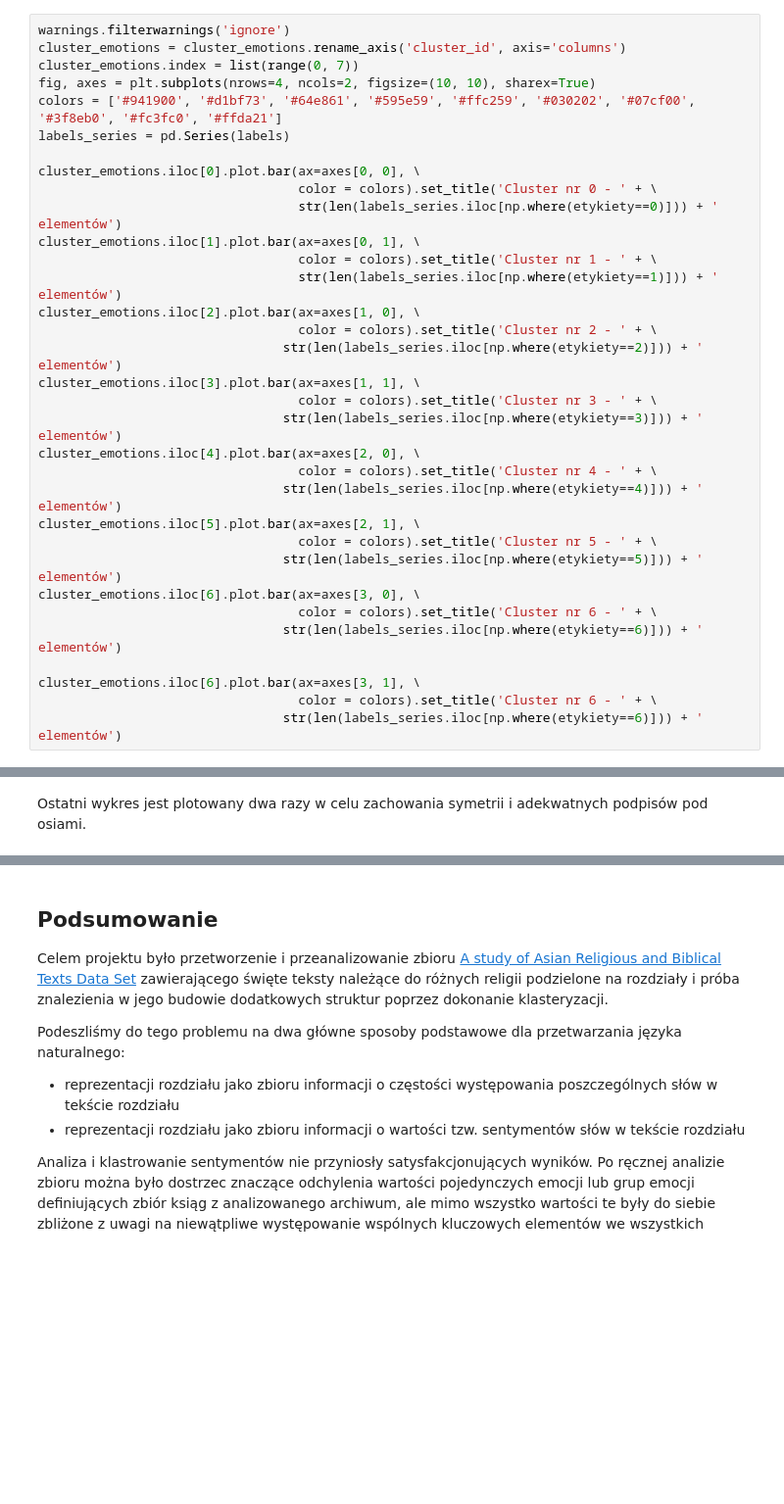
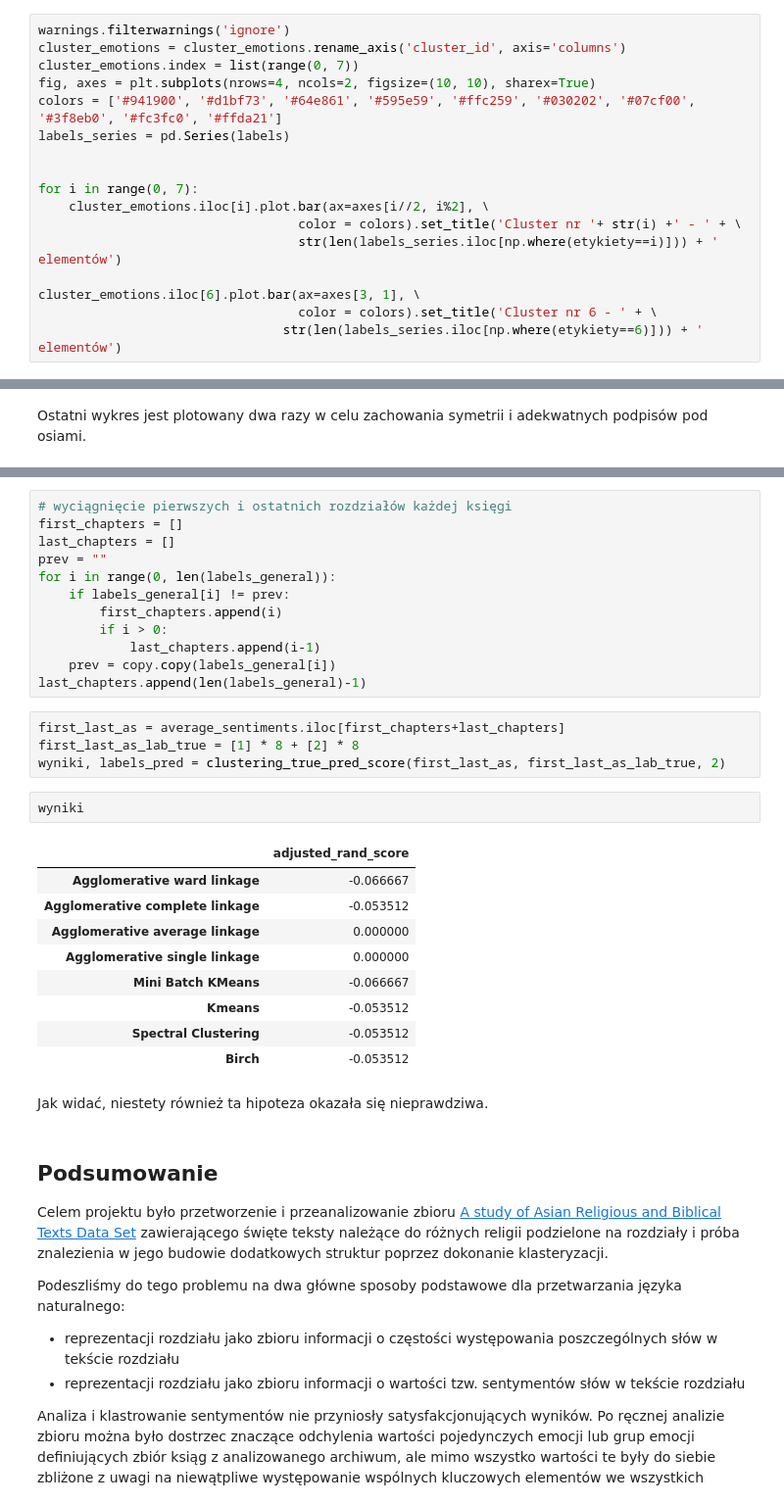
Before and after one commit to p-przybylek/2020L-WUM, a Jupyter notebook: Projekty/Projekt2/Grupa3/StaronSzypulaUrbala/RAPORT.ipynb, the cells around one changed output, grey strips where cells are left out. Shown at 98% size. Drawn from its saved outputs; the diff is of its cells as text; blank space fills up the shorter version.

```diff
--- a/Projekty/Projekt2/Grupa3/StaronSzypulaUrbala/RAPORT.ipynb
+++ b/Projekty/Projekt2/Grupa3/StaronSzypulaUrbala/RAPORT.ipynb
@@ -1164,27 +1164,11 @@ fig, axes = plt.subplots(nrows=4, ncols=2, figsize=(10, 10), sharex=True)
 colors = ['#941900', '#d1bf73', '#64e861', '#595e59', '#ffc259', '#030202', '#07cf00', '#3f8eb0', '#fc3fc0', '#ffda21']
 labels_series = pd.Series(labels)
 
-cluster_emotions.iloc[0].plot.bar(ax=axes[0, 0], \
-                                  color = colors).set_title('Cluster nr 0 - ' + \
-                                  str(len(labels_series.iloc[np.where(etykiety==0)])) + ' elementów')
-cluster_emotions.iloc[1].plot.bar(ax=axes[0, 1], \
-                                  color = colors).set_title('Cluster nr 1 - ' + \
-                                  str(len(labels_series.iloc[np.where(etykiety==1)])) + ' elementów')
-cluster_emotions.iloc[2].plot.bar(ax=axes[1, 0], \
-                                  color = colors).set_title('Cluster nr 2 - ' + \
-                                str(len(labels_series.iloc[np.where(etykiety==2)])) + ' elementów')
-cluster_emotions.iloc[3].plot.bar(ax=axes[1, 1], \
-                                  color = colors).set_title('Cluster nr 3 - ' + \
-                                str(len(labels_series.iloc[np.where(etykiety==3)])) + ' elementów')
-cluster_emotions.iloc[4].plot.bar(ax=axes[2, 0], \
-                                  color = colors).set_title('Cluster nr 4 - ' + \
-                                str(len(labels_series.iloc[np.where(etykiety==4)])) + ' elementów')
-cluster_emotions.iloc[5].plot.bar(ax=axes[2, 1], \
-                                  color = colors).set_title('Cluster nr 5 - ' + \
-                                str(len(labels_series.iloc[np.where(etykiety==5)])) + ' elementów')
-cluster_emotions.iloc[6].plot.bar(ax=axes[3, 0], \
-                                  color = colors).set_title('Cluster nr 6 - ' + \
-                                str(len(labels_series.iloc[np.where(etykiety==6)])) + ' elementów')
+
+for i in range(0, 7):
+    cluster_emotions.iloc[i].plot.bar(ax=axes[i//2, i%2], \
+                                  color = colors).set_title('Cluster nr '+ str(i) +' - ' + \
+                                  str(len(labels_series.iloc[np.where(etykiety==i)])) + ' elementów')
 
 cluster_emotions.iloc[6].plot.bar(ax=axes[3, 1], \
                                   color = colors).set_title('Cluster nr 6 - ' + \
@@ -1197,3 +1185,33 @@ Ostatni wykres jest plotowany dwa razy w celu zachowania symetrii i adekwatnych
+# %%
+# wyciągnięcie pierwszych i ostatnich rozdziałów każdej księgi
+first_chapters = []
+last_chapters = []
+prev = ""
+for i in range(0, len(labels_general)):
+    if labels_general[i] != prev:
+        first_chapters.append(i)
+        if i > 0:
+            last_chapters.append(i-1)
+    prev = copy.copy(labels_general[i])
+last_chapters.append(len(labels_general)-1)
+# %%
+first_last_as = average_sentiments.iloc[first_chapters+last_chapters]
+first_last_as_lab_true = [1] * 8 + [2] * 8
+wyniki, labels_pred = clustering_true_pred_score(first_last_as, first_last_as_lab_true, 2)
+# %%
+wyniki
+# %% [output]
+|  | adjusted_rand_score |
+| Agglomerative ward linkage | -0.066667 |
+| Agglomerative complete linkage | -0.053512 |
+| Agglomerative average linkage | 0.000000 |
+| Agglomerative single linkage | 0.000000 |
+| Mini Batch KMeans | -0.066667 |
+| Kmeans | -0.053512 |
+| Spectral Clustering | -0.053512 |
+| Birch | -0.053512 |
+# %% [markdown]
+Jak widać, niestety również ta hipoteza okazała się nieprawdziwa.
 # %% [markdown]
 ## Podsumowanie
 
```
Also changed, not shown: parts of 2 cells of this notebook.
